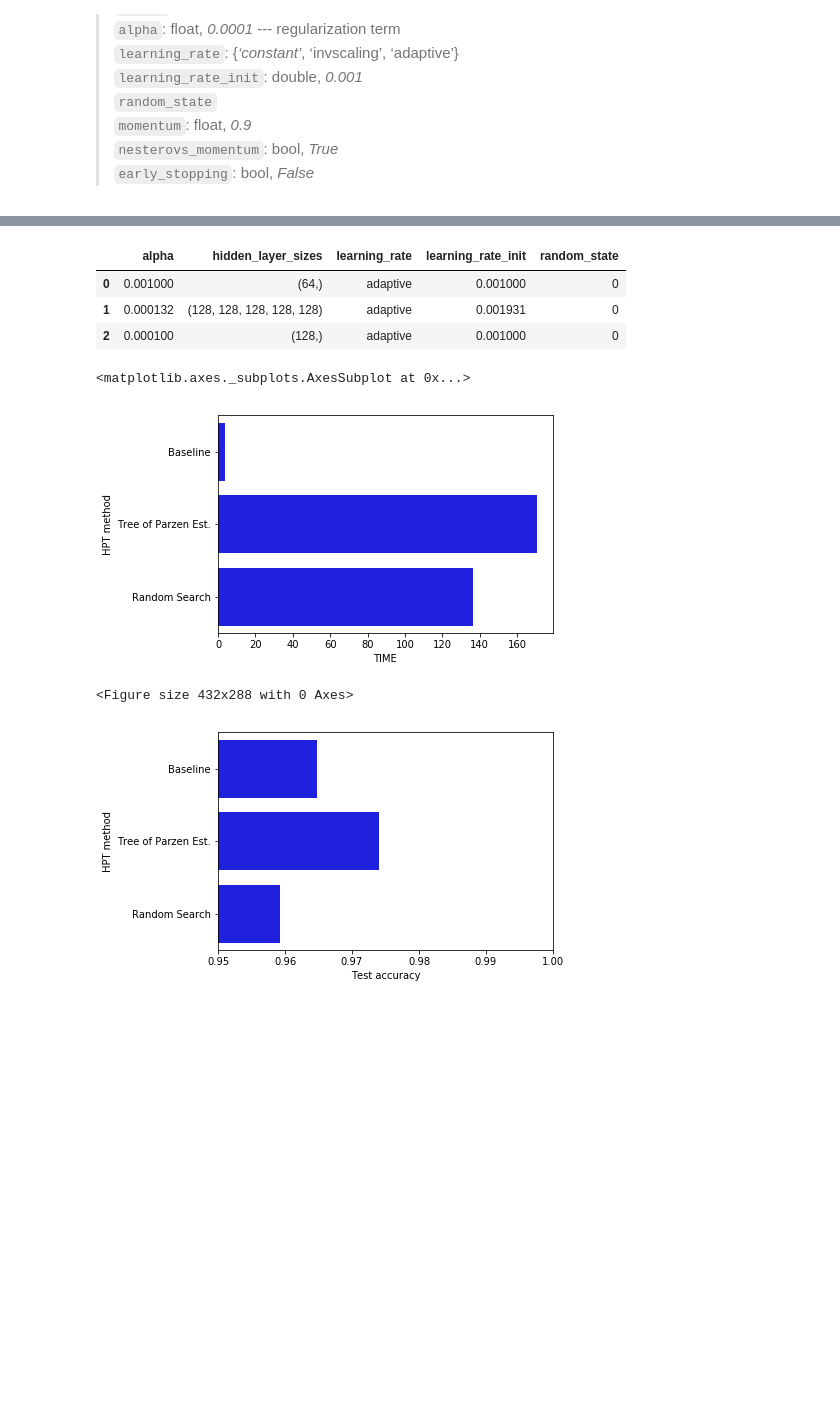
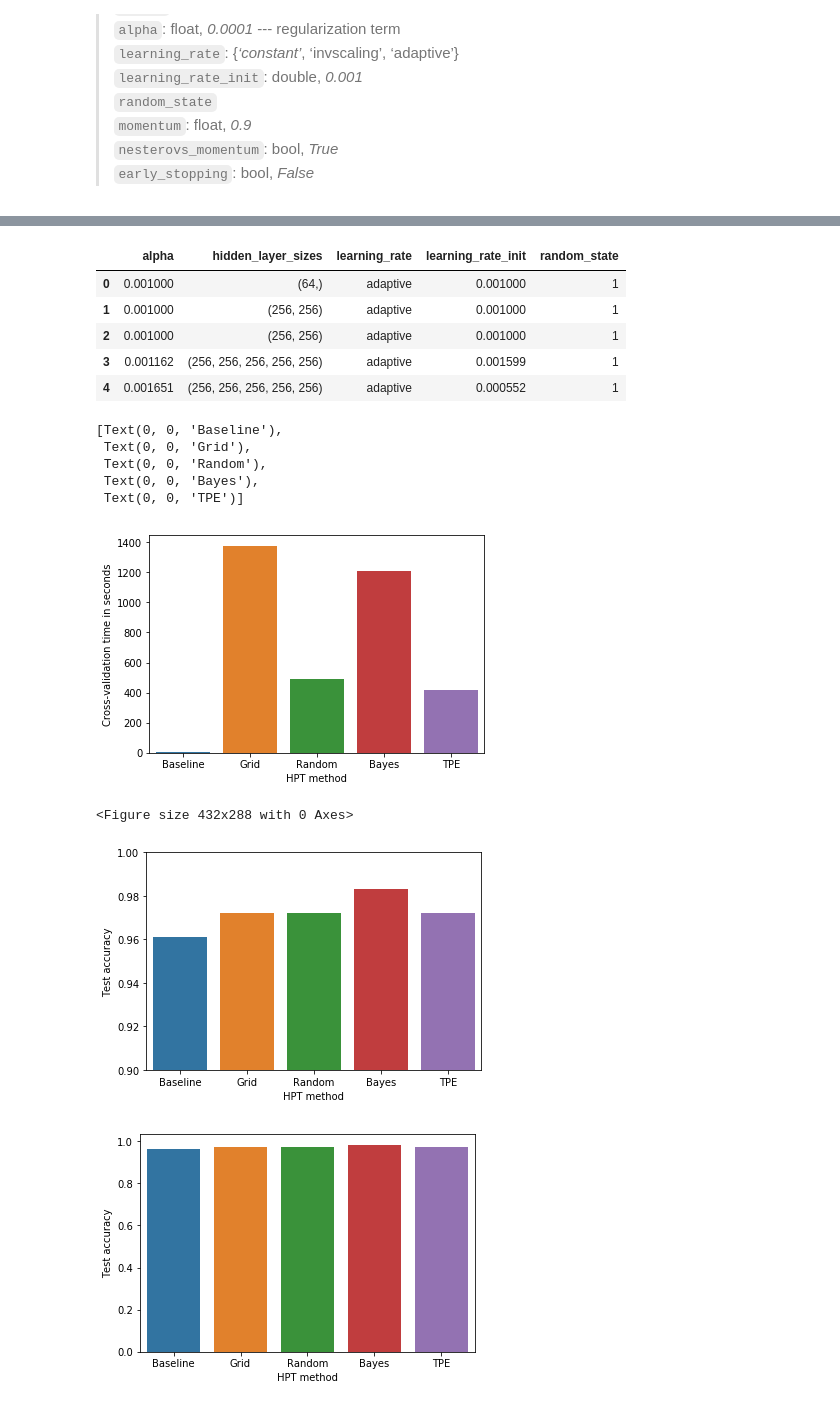
Before and after one commit to tonianelope/Hyper-Parameter-Tuning, a Jupyter notebook: HPT_core/hpt-MLPClassifier.ipynb, the cells around one changed output, grey strips where cells are left out. Cells and saved outputs as stored; diff of their text form; code cells hidden in the pictures; blank space fills up the shorter version.

```diff
--- a/HPT_core/hpt-MLPClassifier.ipynb
+++ b/HPT_core/hpt-MLPClassifier.ipynb
@@ -49,12 +49,12 @@ Parameters we tune for the MLPClassifier ([full documentation](http://scikit-lea
 > `nesterovs_momentum`: bool, *True* <br>
 > `early_stopping`: bool, *False* <br>
 # %%
-d_features = n_features*2
-hls = [(d_features,)*5, (n_features,)*5, (d_features,)*2, (n_features,)*2, (d_features,), (n_features)]
-alpha = [0.0001, 0.001, 0.01]
-lr = ['adaptive'] #'constant','invscaling',
+d_features = n_features*4
+hls = [(d_features,)*5, (n_features,)*5, (d_features,)*2, (n_features,)*2, (d_features,), (n_features),]
+alpha = [0.0001, 0.001, 0.01, 0.1]
+lr = ['adaptive'] #,'constant','invscaling']
 lr_init = [0.00001, 0.0001, 0.001, 0.01, 0.1]
-rs = [0]
+rs = [1]
 
 # sklean paramgrid
 pg = {
@@ -89,7 +89,7 @@ base = {
     'alpha':0.001,
     'learning_rate': lr[0],
     'learning_rate_init': 0.001,
-    'random_state':0}
+    'random_state':1}
 # %%
 # define MLPClassifier
 hpt_objs = [
@@ -100,7 +100,7 @@ hpt_objs = [
 ]
 
 gr_objs = [
-    HPT_OBJ('Grid Search', pg, grid_search, {}),
+    HPT_OBJ('Grid Search', pg, grid_search, {'n_jobs':-1}),
     HPT_OBJ('Bayes Search', bg, baysian_search, {'n_iter':MAX_ITER}),
 ]
 
@@ -147,3 +146,9 @@ df = pd.DataFrame(sum_res, columns=[HPT_METHOD, 'TIME', PARAMS_SAMPLED, TEST_ACC
 # %%
 res.append(res_gr[0])
 res.append(res_gr[1])
+# %%
+res
+res_new = [res[0], res[3], res[2], res[4], res[1]]
+for r in res_new:
+    print(r[HPT_METHOD])
+res = res_new
@@ -170,23 +192,37 @@ df
 pd.DataFrame(df[BEST_PARAMS].tolist())
 # %% [output]
 |  | alpha | hidden_layer_sizes | learning_rate | learning_rate_init | random_state |
-| 0 | 0.001000 | (64,) | adaptive | 0.001000 | 0 |
-| 1 | 0.000132 | (128, 128, 128, 128, 128) | adaptive | 0.001931 | 0 |
-| 2 | 0.000100 | (128,) | adaptive | 0.001000 | 0 |
+| 0 | 0.001000 | (64,) | adaptive | 0.001000 | 1 |
+| 1 | 0.001000 | (256, 256) | adaptive | 0.001000 | 1 |
+| 2 | 0.001000 | (256, 256) | adaptive | 0.001000 | 1 |
+| 3 | 0.001162 | (256, 256, 256, 256, 256) | adaptive | 0.001599 | 1 |
+| 4 | 0.001651 | (256, 256, 256, 256, 256) | adaptive | 0.000552 | 1 |
 # %%
 # plot comparison
-plt.figure()
-sns.barplot(x='TIME', y=HPT_METHOD,data =df, color='b')
+fig, ax=plt.subplots()
+sns.barplot(y='TIME', x=HPT_METHOD,data =df,ax=ax)
+ax.set_ylabel('Cross-validation time in seconds')
+ax.set_xticklabels(['Baseline','Grid', 'Random', 'Bayes', 'TPE'])
 plt.figure()
 # plot accuracy comparison
 fig, ax =plt.subplots()
-ax.set(xlim=(0.95, 1.0))
-sns.barplot(x=TEST_ACC, y=HPT_METHOD, ax = ax,data =df, color='b')
+ax.set(ylim=(0.9, 1.0))
+sns.barplot(y=TEST_ACC, x=HPT_METHOD, ax=ax,data =df)
+ax.set_xticklabels(['Baseline','Grid', 'Random', 'Bayes', 'TPE'])
+fig, ax =plt.subplots()
+#ax.set(ylim=(0.9, 1.0))
+sns.barplot(y=TEST_ACC, x=HPT_METHOD, ax=ax,data =df)
+ax.set_xticklabels(['Baseline','Grid', 'Random', 'Bayes', 'TPE'])
 # %% [output]
-<matplotlib.axes._subplots.AxesSubplot at 0x...>
+[Text(0, 0, 'Baseline'),
+ Text(0, 0, 'Grid'),
+ Text(0, 0, 'Random'),
+ Text(0, 0, 'Bayes'),
+ Text(0, 0, 'TPE')]
-[figure, old version]
+[figure, new version]
 <Figure size 432x288 with 0 Axes>
-[figure, old version]
+[figure, new version]
+[figure, added]
 # %%
 pd.DataFrame(df[BEST_PARAMS].tolist())
 # %% [output]
```
Also changed, not shown: parts of 11 cells of this notebook, 5 other files.
